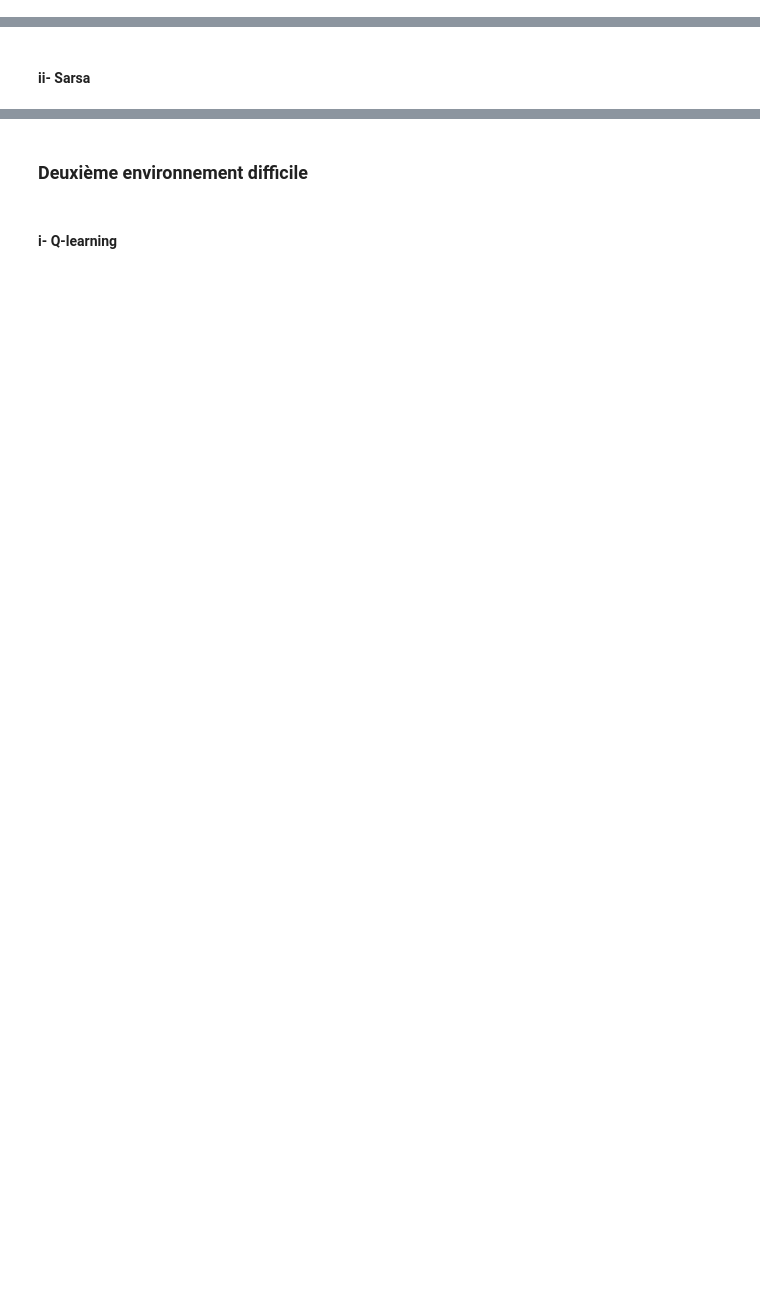
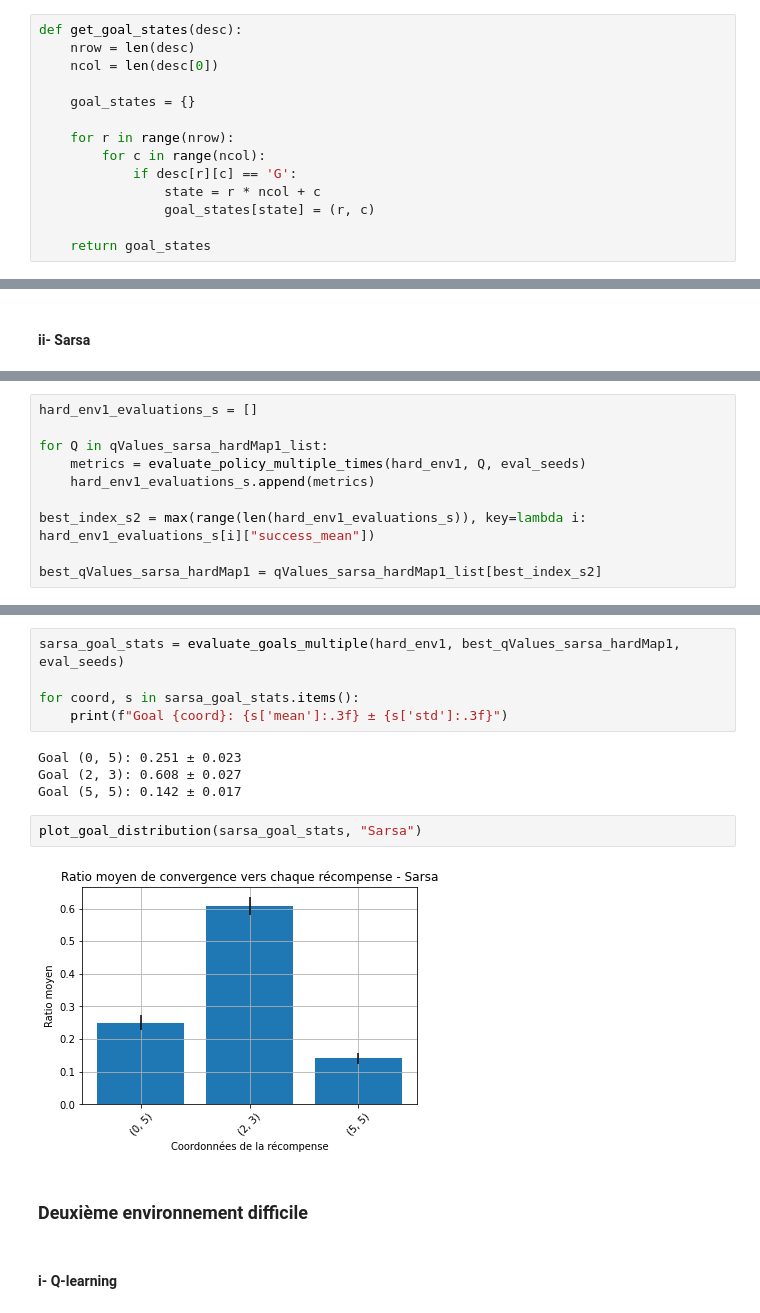
Before and after one commit to Ribraba/IFT-7201-Projet, a Jupyter notebook: FrozenLakeProject.ipynb, the cells around one changed output, grey strips where cells are left out. Saved outputs shown, nothing was run; the diff lists cells and outputs as text; blank space fills up the shorter version.

```diff
--- a/FrozenLakeProject.ipynb
+++ b/FrozenLakeProject.ipynb
@@ -627,2 +779,16 @@ evaluate_agent(safe_env, qValues_sarsa_safeMap)
 # %% [markdown]
 ### b- Premier envirronement difficile
+# %%
+def get_goal_states(desc):
+    nrow = len(desc)
+    ncol = len(desc[0])
+
+    goal_states = {}
+
+    for r in range(nrow):
+        for c in range(ncol):
+            if desc[r][c] == 'G':
+                state = r * ncol + c
+                goal_states[state] = (r, c)
+
+    return goal_states
@@ -656,0 +918,10 @@ evaluate_agent(hard_env1, qValues_sarsa_hardMap1)
+# %%
+hard_env1_evaluations_s = []
+
+for Q in qValues_sarsa_hardMap1_list:
+    metrics = evaluate_policy_multiple_times(hard_env1, Q, eval_seeds)
+    hard_env1_evaluations_s.append(metrics)
+
+best_index_s2 = max(range(len(hard_env1_evaluations_s)), key=lambda i: hard_env1_evaluations_s[i]["success_mean"])
+
+best_qValues_sarsa_hardMap1 = qValues_sarsa_hardMap1_list[best_index_s2]
@@ -657,3 +943,16 @@ evaluate_agent(hard_env1, qValues_sarsa_hardMap1)
+# %%
+sarsa_goal_stats = evaluate_goals_multiple(hard_env1, best_qValues_sarsa_hardMap1, eval_seeds)
+
+for coord, s in sarsa_goal_stats.items():
+    print(f"Goal {coord}: {s['mean']:.3f} ± {s['std']:.3f}")
+# %% [output]
+Goal (0, 5): 0.251 ± 0.023
+Goal (2, 3): 0.608 ± 0.027
+Goal (5, 5): 0.142 ± 0.017
+# %%
+plot_goal_distribution(sarsa_goal_stats, "Sarsa")
+# %% [output]
+[figure, added]
 # %% [markdown]
 ### Deuxième environnement difficile
 # %% [markdown]
```
Also changed, not shown: parts of 75 cells of this notebook.
